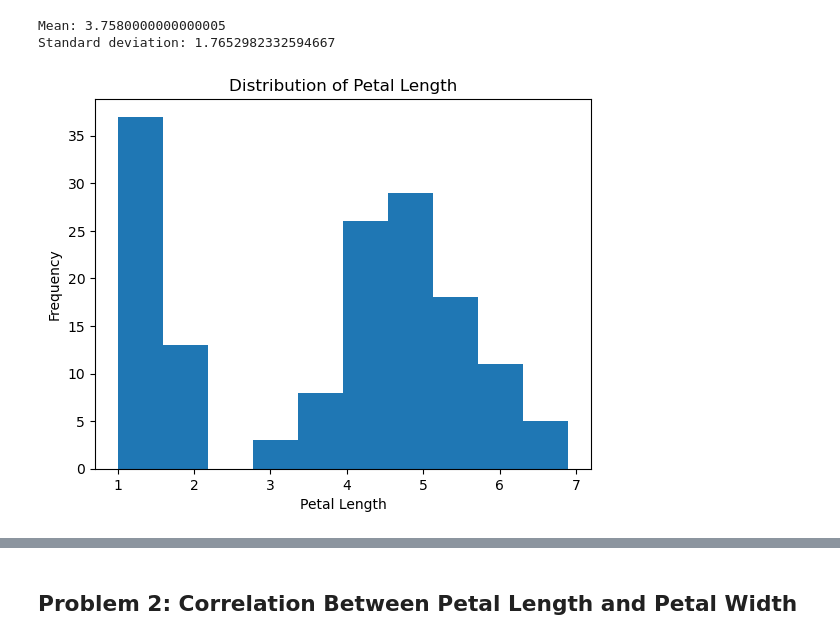
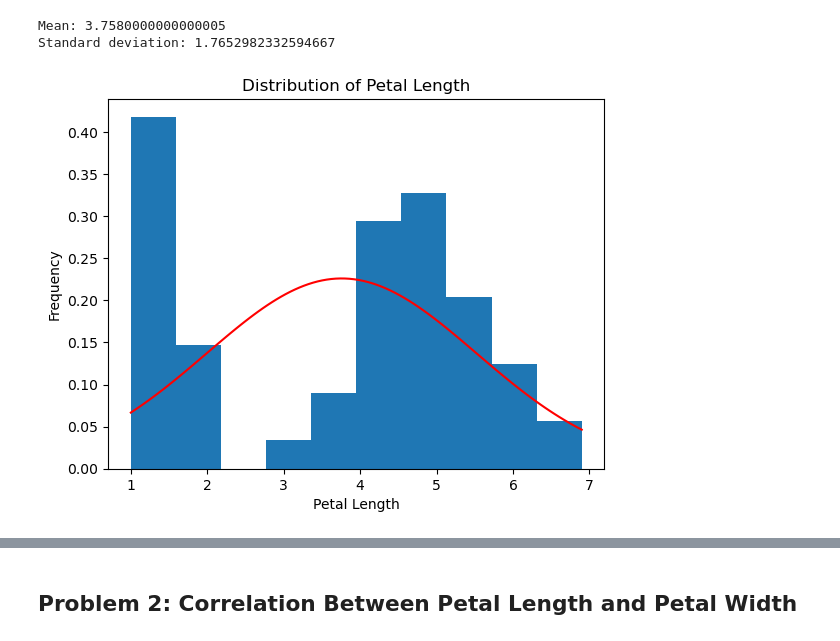
Before and after one commit to johncrumlish25/applied-statistics, a Jupyter notebook: problems.ipynb, the cells around one changed output, grey strips where cells are left out. Drawn from its saved outputs; the diff is of its cells as text; code cells hidden in the pictures.

Commit message:
Added normal distribution line to the graph in problem 2

```diff
--- a/problems.ipynb
+++ b/problems.ipynb
@@ -35,12 +35,22 @@ Mean: 3.7580000000000005
 Standard deviation: 1.7652982332594667
 # %%
 # plot a histogram of petal lengths for all 150 flowers
-plt.hist(data["petal_length"])
+plt.hist(data["petal_length"], density=True)
 
+# create an x range
+x = np.linspace(data["petal_length"].min(), data["petal_length"].max(), 100)
+
+# calculate the normal distribution values
+y = (1 / (std_petal * np.sqrt(2 * np.pi))) * np.exp(-0.5 * ((x - mean_petal) / std_petal) ** 2)
+
+# plot the normal distribution line
+plt.plot(x, y, 'r-')
+
+# labels
 plt.xlabel("Petal Length")
 plt.ylabel("Frequency")
 plt.title("Distribution of Petal Length")
 
 plt.show()
 # %% [output]
-[figure, old version]
+[figure, new version]
```
Also changed, not shown: parts of 1 cell of this notebook.
